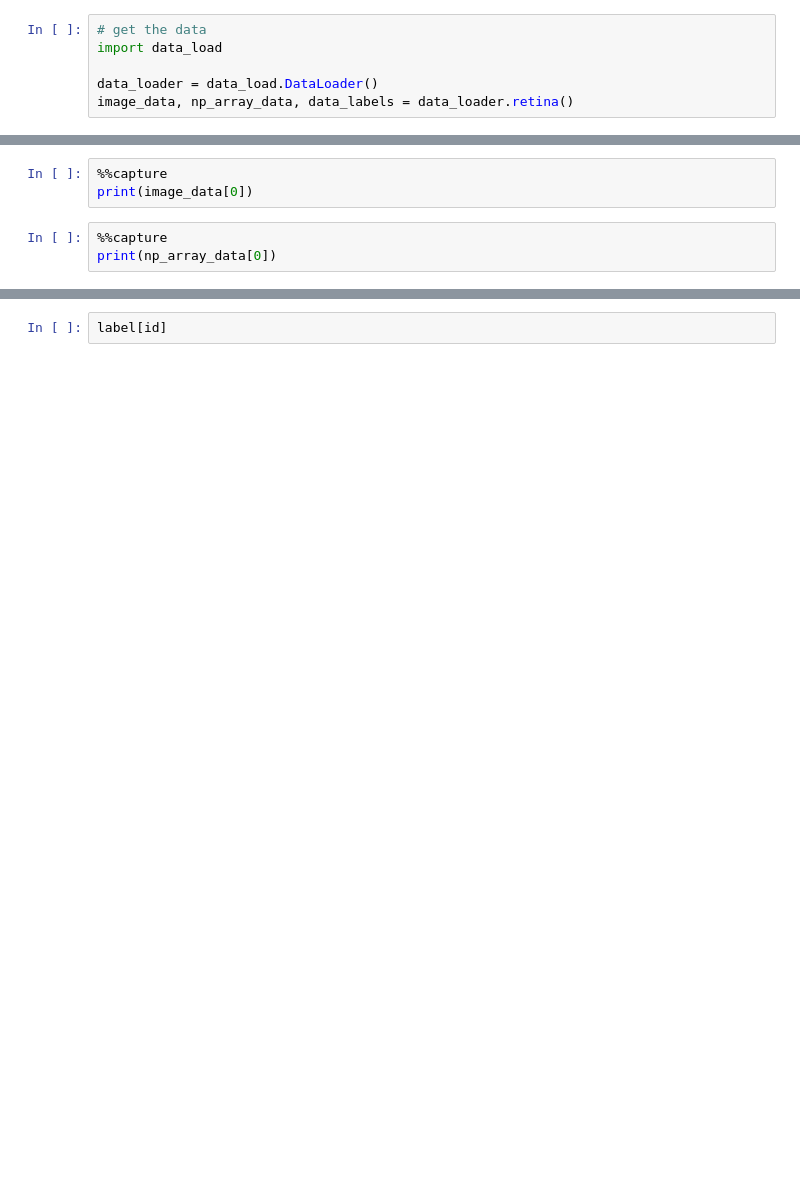
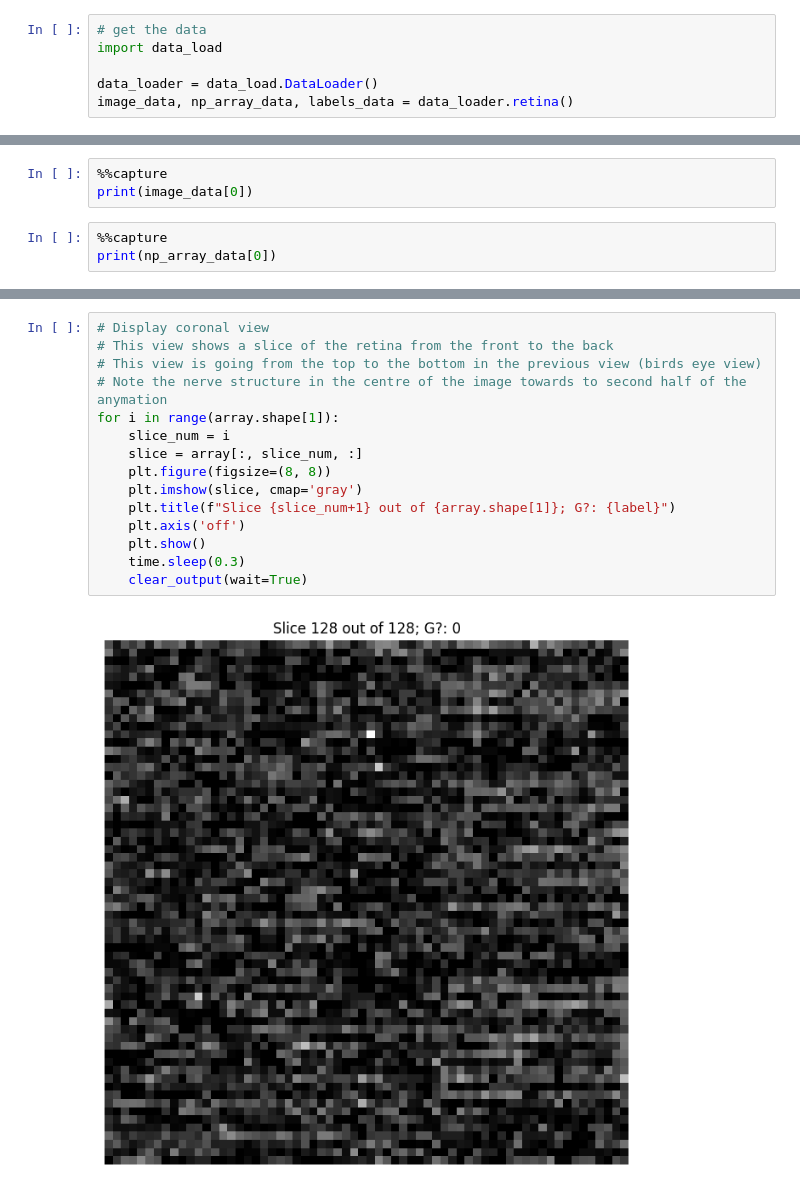
Before and after one commit to brombeersoufflee/master-thesis, a Jupyter notebook: data_exploration.ipynb, the cells around one changed output, grey strips where cells are left out. Drawn from its saved outputs; the diff is of its cells as text; blank space fills up the shorter version.

```diff
--- a/data_exploration.ipynb
+++ b/data_exploration.ipynb
@@ -8,7 +9,7 @@ import time
 import data_load
 
 data_loader = data_load.DataLoader()
-image_data, np_array_data, data_labels = data_loader.retina()
+image_data, np_array_data, labels_data = data_loader.retina()
 # %%
 print(len(image_data))
 print(len(np_array_data))
@@ -45,5 +51,20 @@ for i in range(array.shape[0]):
     clear_output(wait=True)
 # %% [output]
 [figure]
-# %%
-label[id]
+# %%
+# Display coronal view
+# This view shows a slice of the retina from the front to the back
+# This view is going from the top to the bottom in the previous view (birds eye view)
+# Note the nerve structure in the centre of the image towards to second half of the anymation
+for i in range(array.shape[1]):
+    slice_num = i
+    slice = array[:, slice_num, :]
+    plt.figure(figsize=(8, 8))
+    plt.imshow(slice, cmap='gray')
+    plt.title(f"Slice {slice_num+1} out of {array.shape[1]}; G?: {label}")
+    plt.axis('off')
+    plt.show()
+    time.sleep(0.3)
+    clear_output(wait=True)
+# %% [output]
+[figure, added]
```
Also changed, not shown: parts of 14 cells of this notebook, 3 other files.
